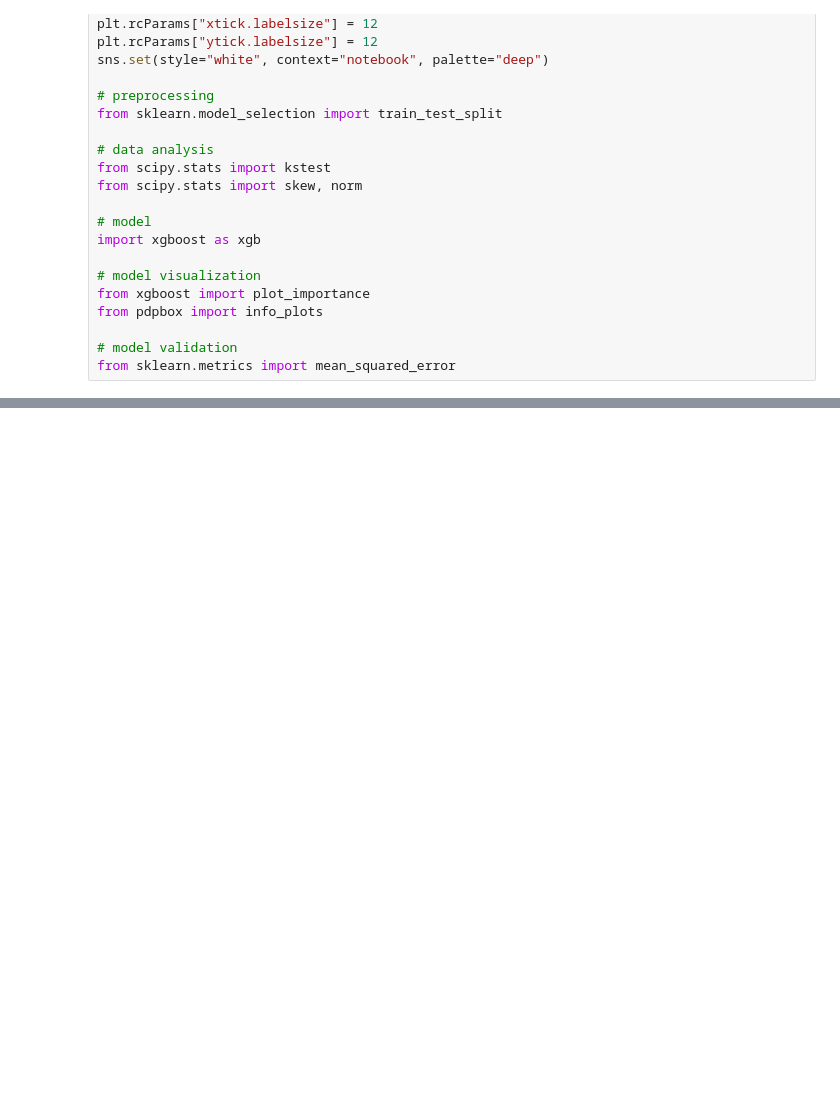
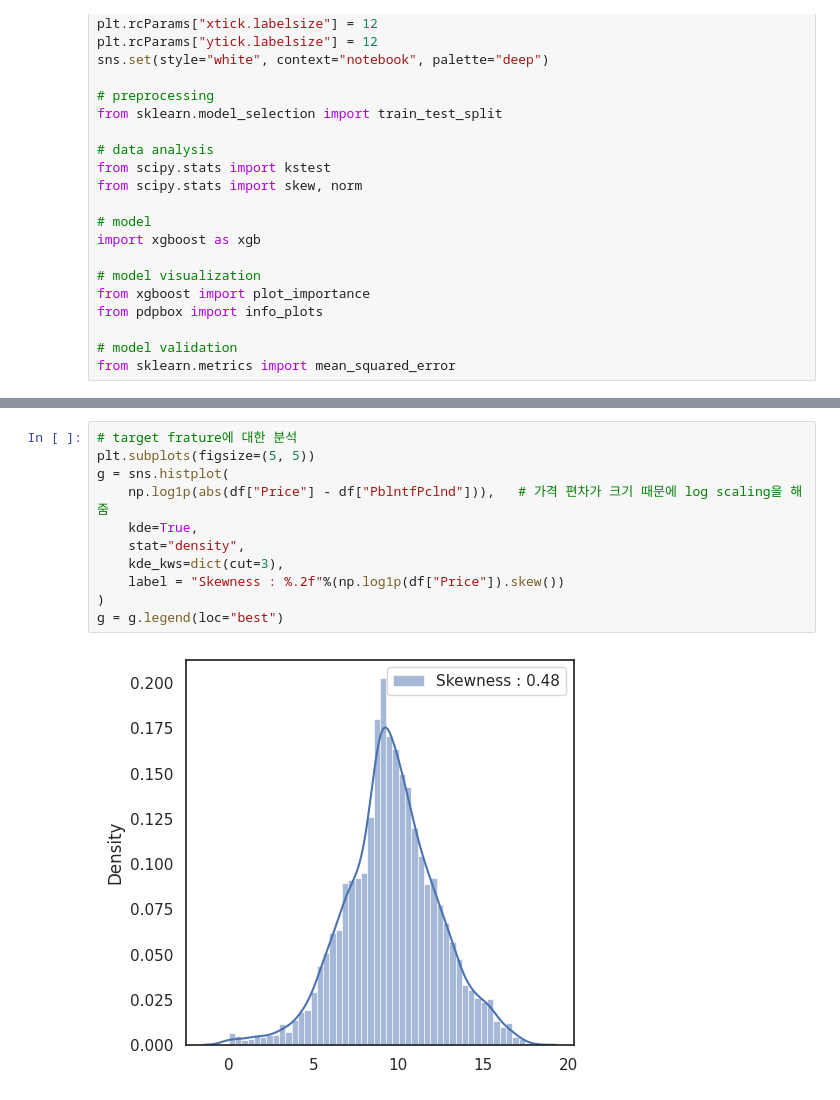
Before and after one commit to ehghks021203/LandValuePredictionModel, a Jupyter notebook: Notebooks/data_analysis.ipynb, the cells around one changed output, grey strips where cells are left out. Drawn from its saved outputs; the diff is of its cells as text; blank space fills up the shorter version.

```diff
--- a/Notebooks/data_analysis.ipynb
+++ b/Notebooks/data_analysis.ipynb
@@ -67,0 +105,13 @@ for var in numerical:
+# %%
+# target frature에 대한 분석
+plt.subplots(figsize=(5, 5))
+g = sns.histplot(
+    np.log1p(abs(df["Price"] - df["PblntfPclnd"])),   # 가격 편차가 크기 때문에 log scaling을 해줌
+    kde=True,
+    stat="density",
+    kde_kws=dict(cut=3),
+    label = "Skewness : %.2f"%(np.log1p(df["Price"]).skew())
+)
+g = g.legend(loc="best")
+# %% [output]
+[figure, added]
```
Also changed, not shown: parts of 11 cells of this notebook, 18 other files.
